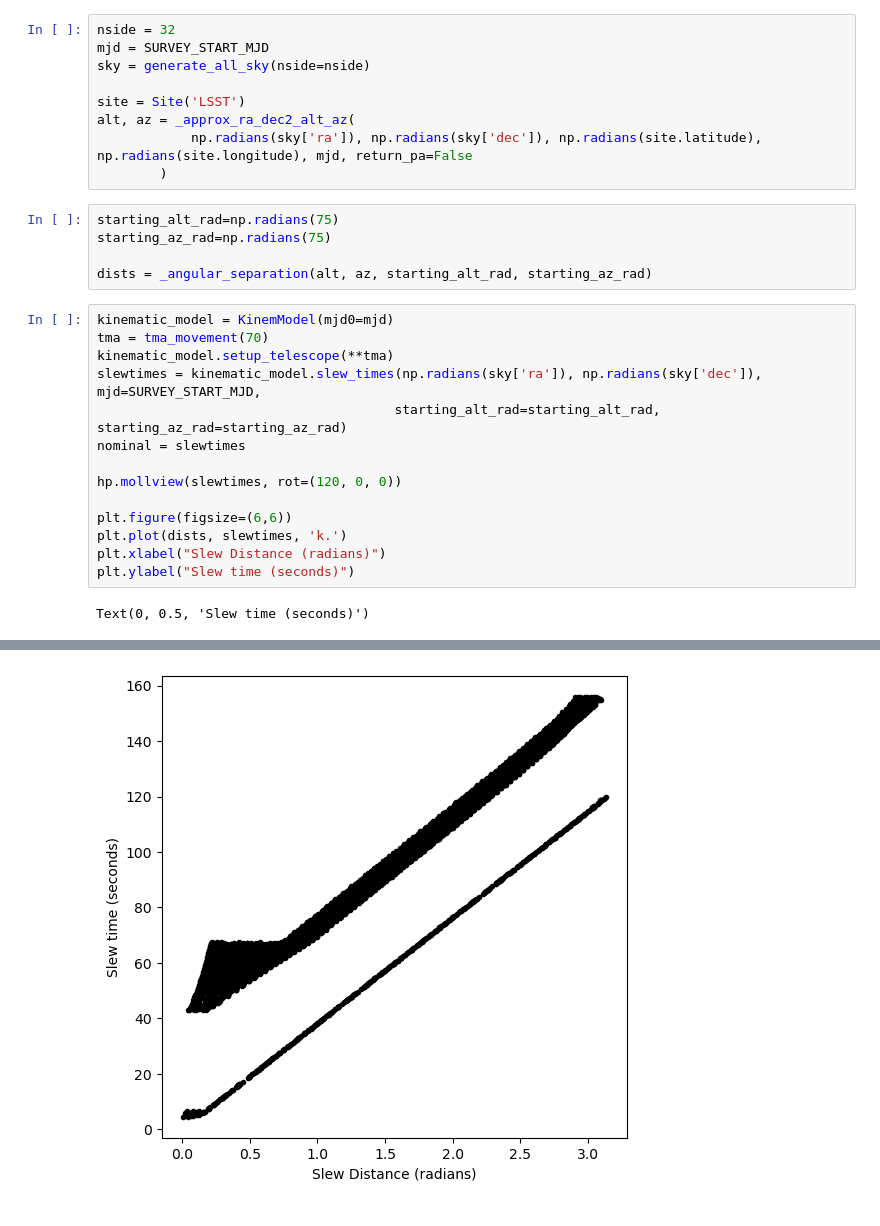
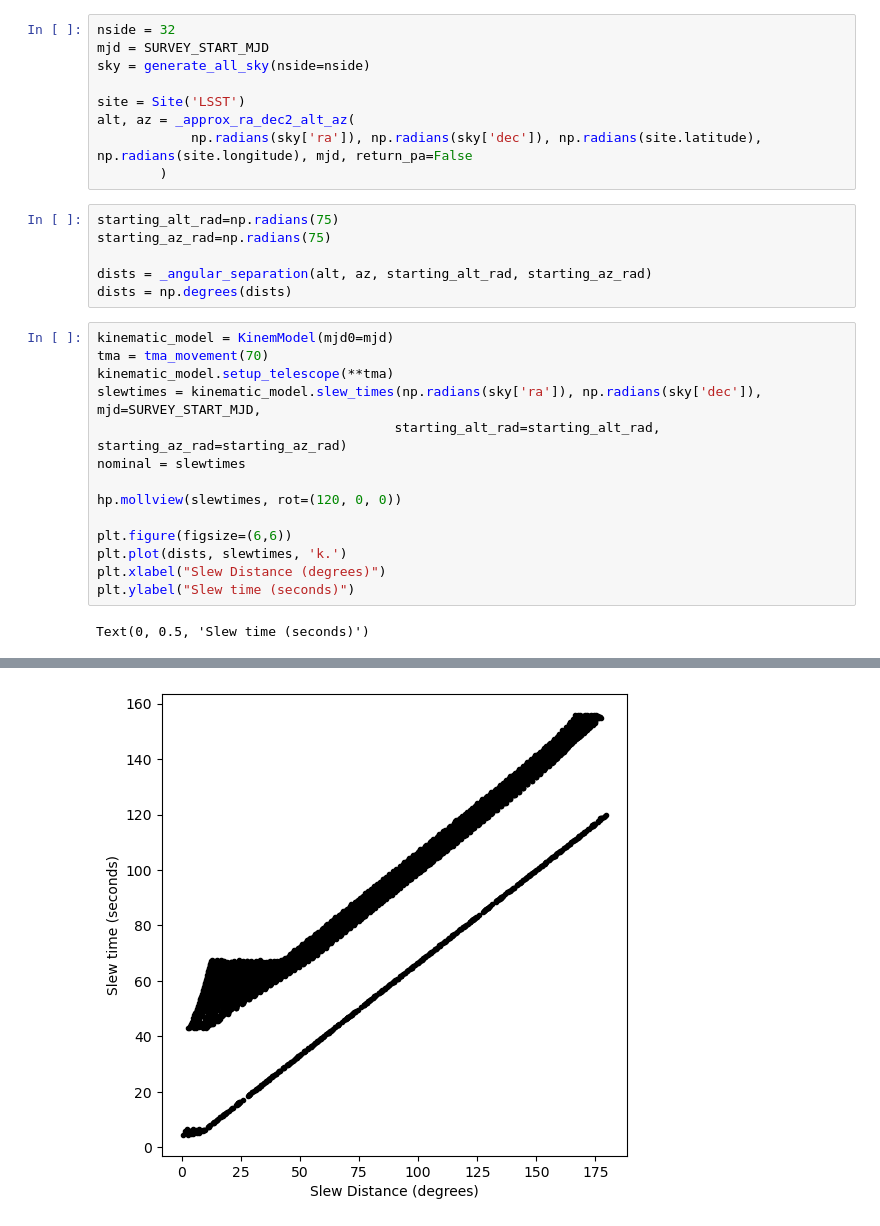
Before and after one commit to lsst-sims/sims_featureScheduler_runs4.1, a Jupyter notebook: ccr1/SlewTimeComparison.ipynb, the cells around one changed output, grey strips where cells are left out. Drawn from its saved outputs; the diff is of its cells as text.

Commit message:
Extend slewTime comparison

```diff
--- a/ccr1/SlewTimeComparison.ipynb
+++ b/ccr1/SlewTimeComparison.ipynb
@@ -21,21 +24,22 @@ starting_alt_rad=np.radians(75)
 starting_az_rad=np.radians(75)
 
 dists = _angular_separation(alt, az, starting_alt_rad, starting_az_rad)
+dists = np.degrees(dists)
 # %%
 kinematic_model = KinemModel(mjd0=mjd)
 tma = tma_movement(70)
 kinematic_model.setup_telescope(**tma)
 slewtimes = kinematic_model.slew_times(np.radians(sky['ra']), np.radians(sky['dec']), mjd=SURVEY_START_MJD,
                                       starting_alt_rad=starting_alt_rad, starting_az_rad=starting_az_rad)
 nominal = slewtimes
 
 hp.mollview(slewtimes, rot=(120, 0, 0))
 
 plt.figure(figsize=(6,6))
 plt.plot(dists, slewtimes, 'k.')
-plt.xlabel("Slew Distance (radians)")
+plt.xlabel("Slew Distance (degrees)")
 plt.ylabel("Slew time (seconds)")
 # %% [output]
 Text(0, 0.5, 'Slew time (seconds)')
 [figure]
-[figure, old version]
+[figure, new version]
```
Also changed, not shown: parts of 11 cells of this notebook.
